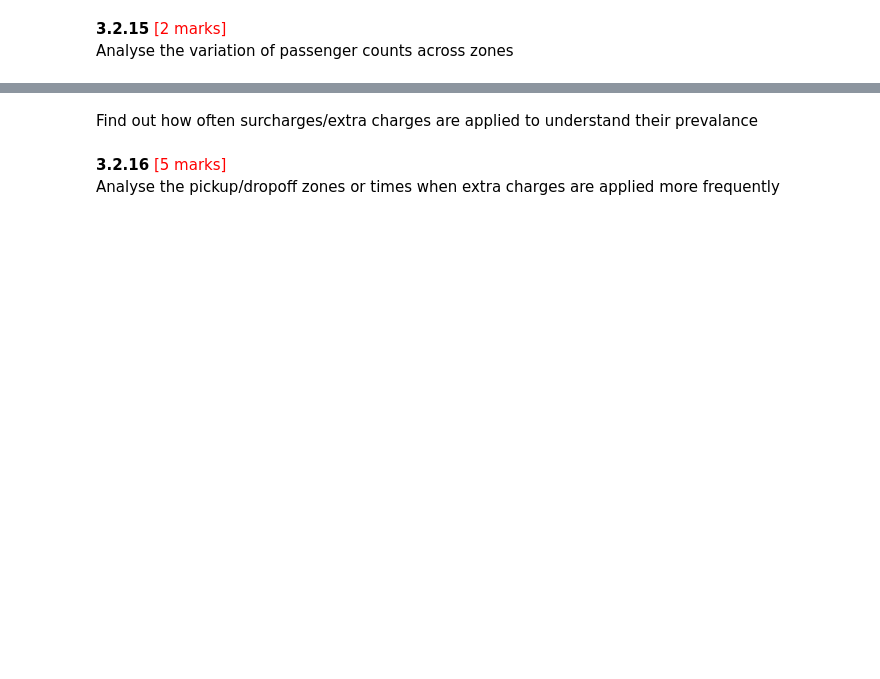
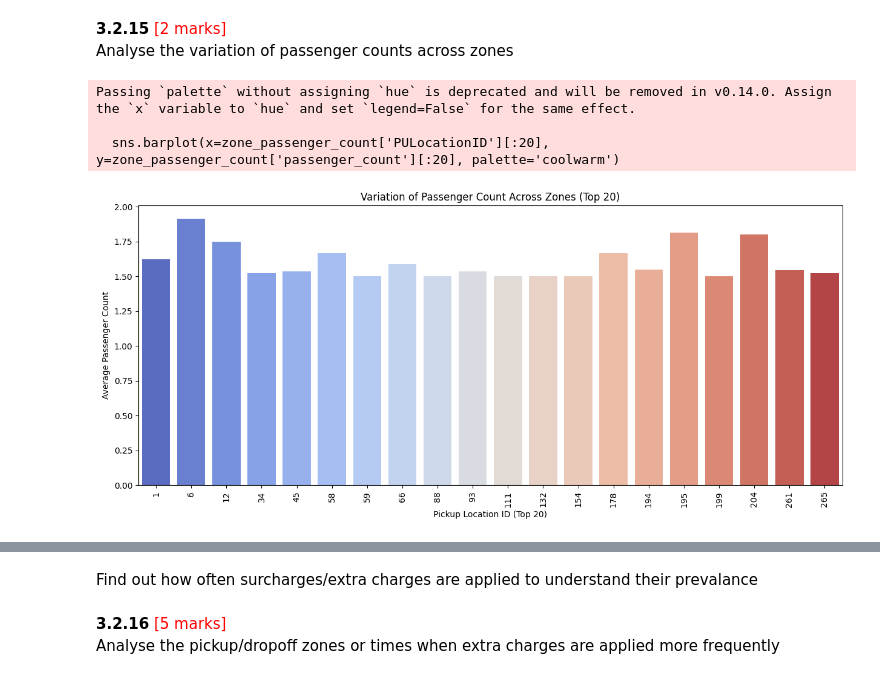
Before and after one commit to arnavxyz/EDA_Optimising_NYC_Taxis_Arnav_Dubey, a Jupyter notebook: EDA_Assg_NYC_Taxi_Starter.ipynb, the cells around one changed output, grey strips where cells are left out. Cells and saved outputs as stored; diff of their text form; code cells hidden in the pictures; blank space fills up the shorter version.

```diff
--- a/EDA_Assg_NYC_Taxi_Starter.ipynb
+++ b/EDA_Assg_NYC_Taxi_Starter.ipynb
@@ -2086,0 +2297,22 @@ Analyse the variation of passenger counts across zones
+# %%
+# How does passenger count vary across zones
+
+# Group by Pickup Location ID and find the average passenger count per trip
+zone_passenger_count = final_sampled_df.groupby('PULocationID')['passenger_count'].mean().reset_index()
+
+# Sort by highest passenger count
+zone_passenger_count = zone_passenger_count.sort_values(by='passenger_count', ascending=False)
+
+# Plot passenger count variation across zones
+plt.figure(figsize=(15, 6))
+sns.barplot(x=zone_passenger_count['PULocationID'][:20], y=zone_passenger_count['passenger_count'][:20], palette='coolwarm')
+plt.xlabel("Pickup Location ID (Top 20)")
+plt.ylabel("Average Passenger Count")
+plt.title("Variation of Passenger Count Across Zones (Top 20)")
+plt.xticks(rotation=90)
+plt.show()
+# %% [output]
+Passing `palette` without assigning `hue` is deprecated and will be removed in v0.14.0. Assign the `x` variable to `hue` and set `legend=False` for the same effect.
+
+  sns.barplot(x=zone_passenger_count['PULocationID'][:20], y=zone_passenger_count['passenger_count'][:20], palette='coolwarm')
+[figure, added]
```
Also changed, not shown: parts of 15 cells of this notebook.
